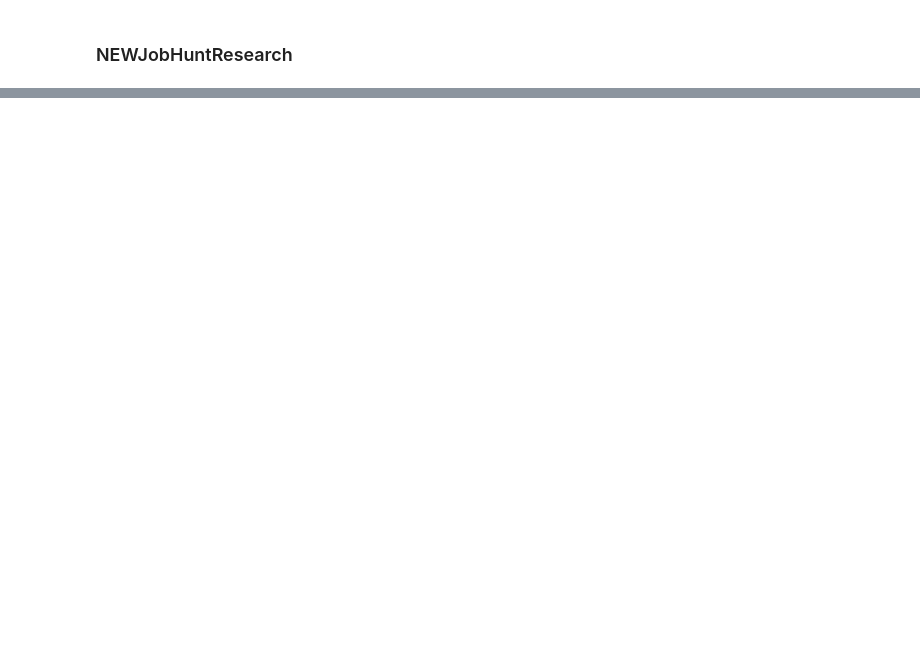
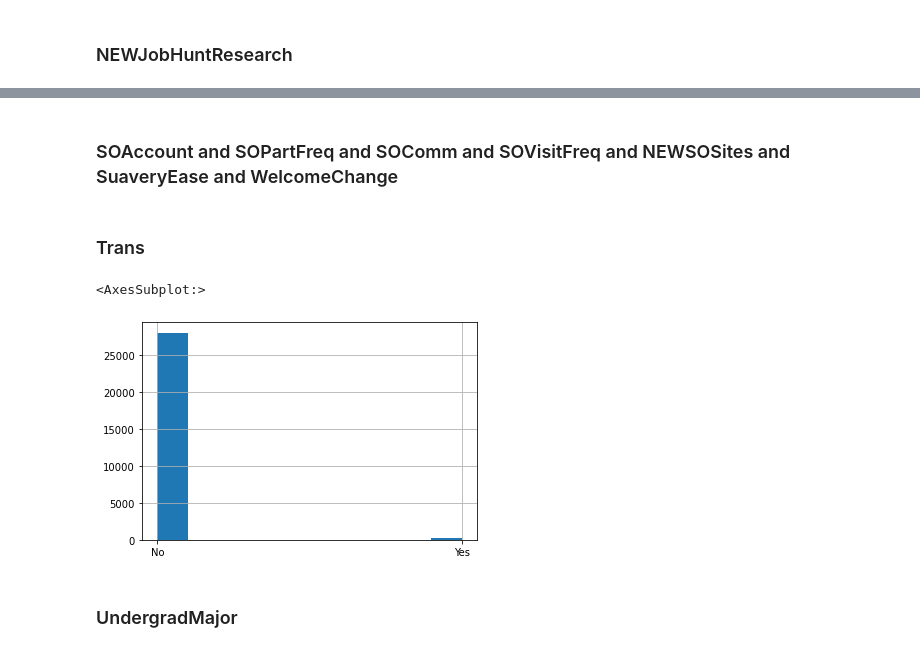
Before and after one commit to bauticanavese/ISI-tp-final, a Jupyter notebook: tp_isi.ipynb, the cells around one changed output, grey strips where cells are left out. Drawn from its saved outputs; the diff is of its cells as text; code cells hidden in the pictures; blank space fills up the shorter version.

```diff
--- a/tp_isi.ipynb
+++ b/tp_isi.ipynb
@@ -695,0 +818,2 @@ Looking to relocate - opportunities
+# %%
+df.drop('NEWStuck', axis=1, inplace=True)
@@ -695,0 +822,3 @@ Looking to relocate - opportunities
+# %%
+df.drop('PlatformDesireNextYear', axis=1, inplace=True)
+df.drop('PlatformWorkedWith', axis=1, inplace=True)
@@ -695,0 +841,23 @@ Looking to relocate - opportunities
+# %%
+# Esta columna no aporta nada, hay gran mayoria de strights.
+df.drop('Sexuality', axis=1, inplace=True)
+# %% [markdown]
+### SOAccount and SOPartFreq and SOComm and SOVisitFreq and NEWSOSites and SuaveryEase and WelcomeChange
+# %%
+# Preguntas relacionadas al Sitio de StackOverflow.
+df.drop('SOAccount', axis=1, inplace=True) # Si tiene cuenta en SO.
+df.drop('SOPartFreq', axis=1, inplace=True) # Frecuencia de participacion en SO.
+df.drop('SOComm', axis=1, inplace=True) # Si es parte de una comunidad de SO.
+df.drop('SOVisitFreq', axis=1, inplace=True) # Frecuencia de visita a SO.
+df.drop('NEWSOSites', axis=1, inplace=True) # Cuantos sitios nuevos visitas de SO.
+df.drop('WelcomeChange', axis = 1, inplace=True) # Compared to last year, how welcome do you feel on Stack Overflow?
+# Relacionado con la encuesta
+df.drop('SurveyEase', axis=1, inplace=True) # Cuan facil te resulto la encuesta.
+df.drop('SurveyLength', axis=1, inplace=True) # Cuan larga te resulto la encuesta.
+# %% [markdown]
+### Trans
+# %%
+df['Trans'].hist()
+# %% [output]
+<AxesSubplot:>
+[figure, added]
@@ -695,0 +866,2 @@ Looking to relocate - opportunities
+# %% [markdown]
+### UndergradMajor
```
Also changed, not shown: parts of 53 cells of this notebook.
